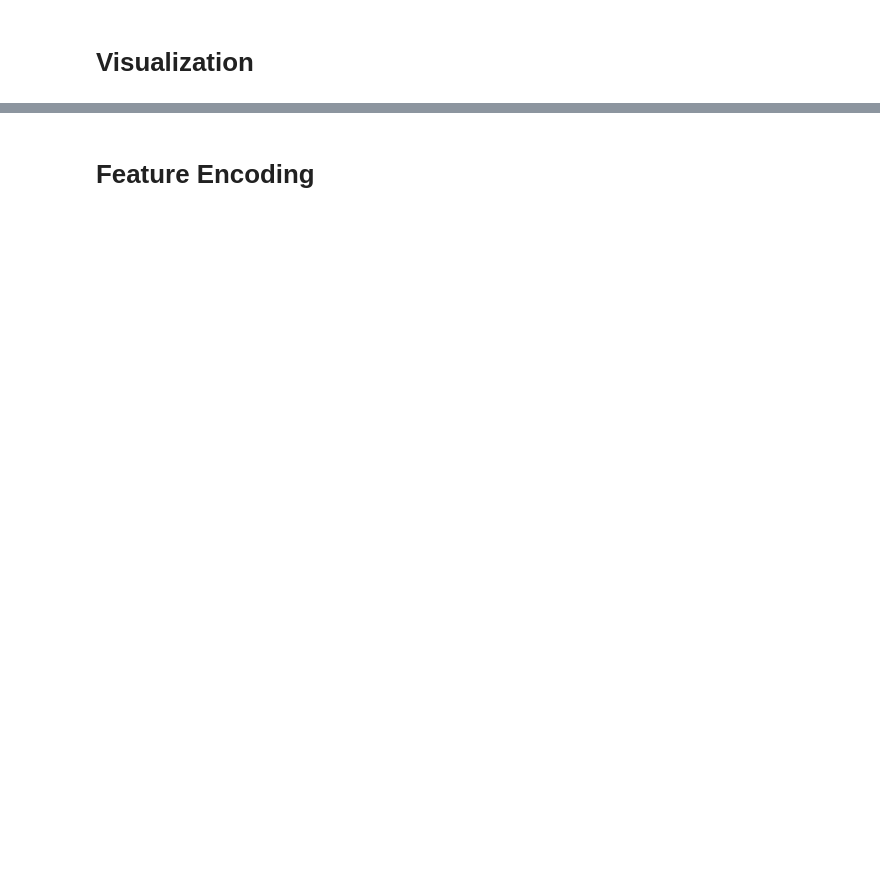
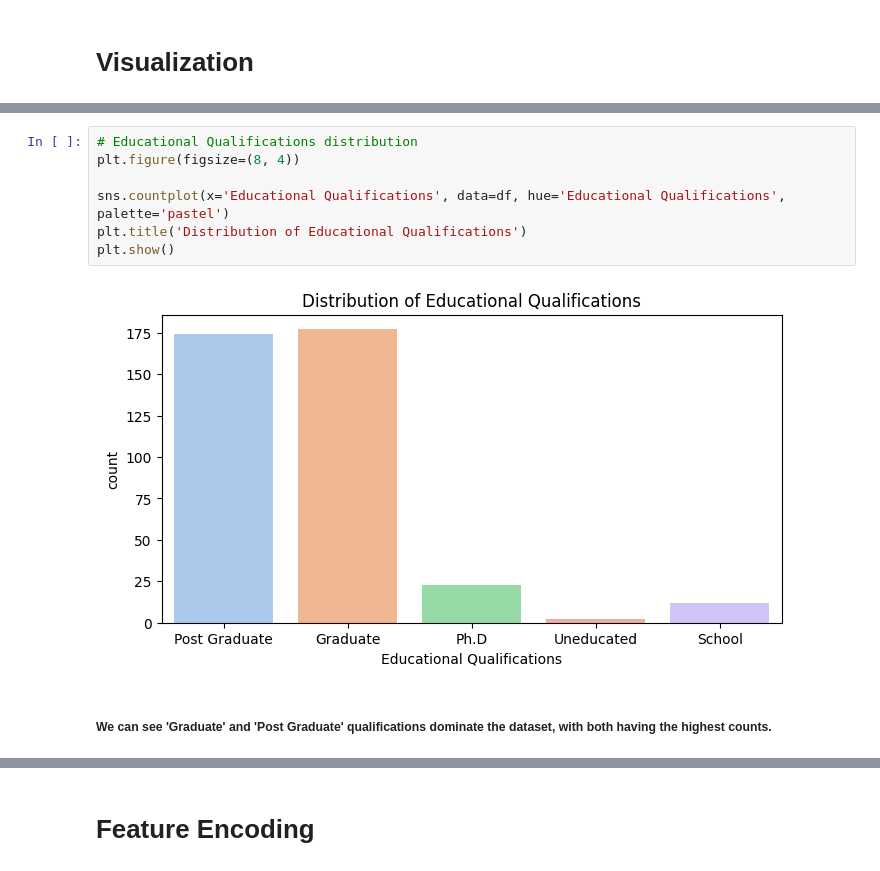
Before and after one commit to ShakilM26/Machine-Learning-Projects, a Jupyter notebook: online food order/online_food_order_predictions.ipynb, the cells around one changed output, grey strips where cells are left out. Drawn from its saved outputs; the diff is of its cells as text; blank space fills up the shorter version.

```diff
--- a/online food order/online_food_order_predictions.ipynb
+++ b/online food order/online_food_order_predictions.ipynb
@@ -38,3 +120,14 @@ plt.title('Gender Distribution')
+# %%
+# Educational Qualifications distribution
+plt.figure(figsize=(8, 4))
+
+sns.countplot(x='Educational Qualifications', data=df, hue='Educational Qualifications', palette='pastel')
+plt.title('Distribution of Educational Qualifications')
+plt.show()
+# %% [output]
+[figure, added]
+# %% [markdown]
+##### We can see 'Graduate' and 'Post Graduate' qualifications dominate the dataset, with both having the highest counts.
 # %%
 # Geographical distribution
 plt.figure(figsize=(10, 6))
```
Also changed, not shown: parts of 21 cells of this notebook.
